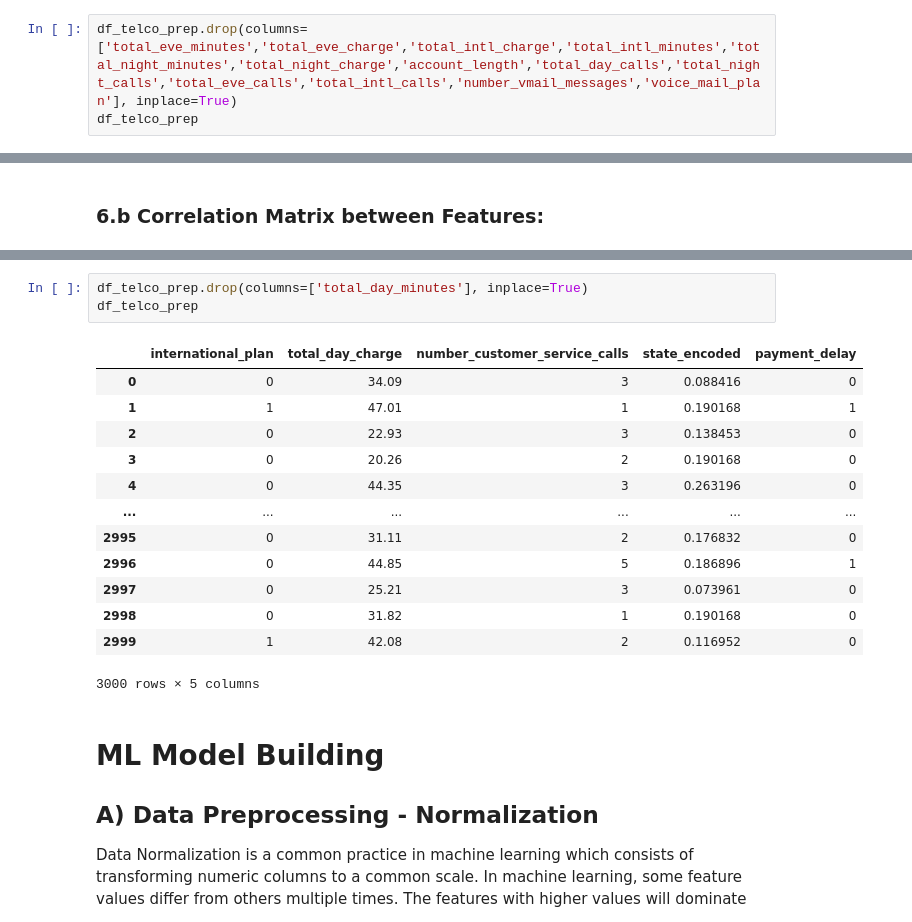
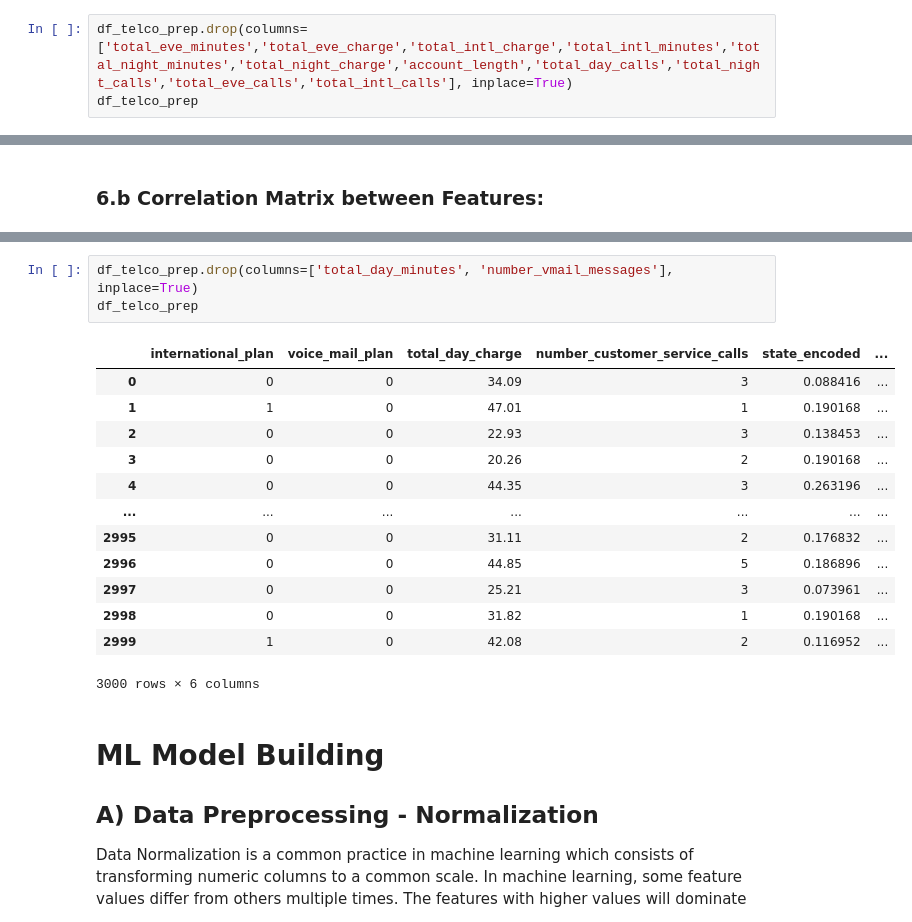
Before and after one commit to radu-marin/ML-model-demo, a Jupyter notebook: EDA.ipynb, the cells around one changed output, grey strips where cells are left out. Cells and saved outputs as stored; diff of their text form.

```diff
--- a/EDA.ipynb
+++ b/EDA.ipynb
@@ -531,6 +531,6 @@ INTERPRETAION:
     - state_encoded
 - considering all previous analysis(Data Visualization chapter also) and previous output, we can remove the other irrelevant features:
 # %%
-df_telco_prep.drop(columns=['total_eve_minutes','total_eve_charge','total_intl_charge','total_intl_minutes','total_night_minutes','total_night_charge','account_length','total_day_calls','total_night_calls','total_eve_calls','total_intl_calls','number_vmail_messages','voice_mail_plan'], inplace=True)
+df_telco_prep.drop(columns=['total_eve_minutes','total_eve_charge','total_intl_charge','total_intl_minutes','total_night_minutes','total_night_charge','account_length','total_day_calls','total_night_calls','total_eve_calls','total_intl_calls'], inplace=True)
 df_telco_prep
 # %% [output]
@@ -566,20 +567,20 @@ INTERPRETATION:
 # %%
-df_telco_prep.drop(columns=['total_day_minutes'], inplace=True)
+df_telco_prep.drop(columns=['total_day_minutes', 'number_vmail_messages'], inplace=True)
 df_telco_prep
 # %% [output]
-|  | international_plan | total_day_charge | number_customer_service_calls | state_encoded | payment_delay |
-| 0 | 0 | 34.09 | 3 | 0.088416 | 0 |
-| 1 | 1 | 47.01 | 1 | 0.190168 | 1 |
-| 2 | 0 | 22.93 | 3 | 0.138453 | 0 |
-| 3 | 0 | 20.26 | 2 | 0.190168 | 0 |
-| 4 | 0 | 44.35 | 3 | 0.263196 | 0 |
-| ... | ... | ... | ... | ... | ... |
-| 2995 | 0 | 31.11 | 2 | 0.176832 | 0 |
-| 2996 | 0 | 44.85 | 5 | 0.186896 | 1 |
-| 2997 | 0 | 25.21 | 3 | 0.073961 | 0 |
-| 2998 | 0 | 31.82 | 1 | 0.190168 | 0 |
-| 2999 | 1 | 42.08 | 2 | 0.116952 | 0 |
+|  | international_plan | voice_mail_plan | total_day_charge | number_customer_service_calls | state_encoded | ... |
+| 0 | 0 | 0 | 34.09 | 3 | 0.088416 | ... |
+| 1 | 1 | 0 | 47.01 | 1 | 0.190168 | ... |
+| 2 | 0 | 0 | 22.93 | 3 | 0.138453 | ... |
+| 3 | 0 | 0 | 20.26 | 2 | 0.190168 | ... |
+| 4 | 0 | 0 | 44.35 | 3 | 0.263196 | ... |
+| ... | ... | ... | ... | ... | ... | ... |
+| 2995 | 0 | 0 | 31.11 | 2 | 0.176832 | ... |
+| 2996 | 0 | 0 | 44.85 | 5 | 0.186896 | ... |
+| 2997 | 0 | 0 | 25.21 | 3 | 0.073961 | ... |
+| 2998 | 0 | 0 | 31.82 | 1 | 0.190168 | ... |
+| 2999 | 1 | 0 | 42.08 | 2 | 0.116952 | ... |
-3000 rows × 5 columns
+3000 rows × 6 columns
 # %% [markdown]
 # ML Model Building
 ## A) Data Preprocessing - Normalization
```
Also changed, not shown: parts of 9 cells of this notebook, 2 other files.
